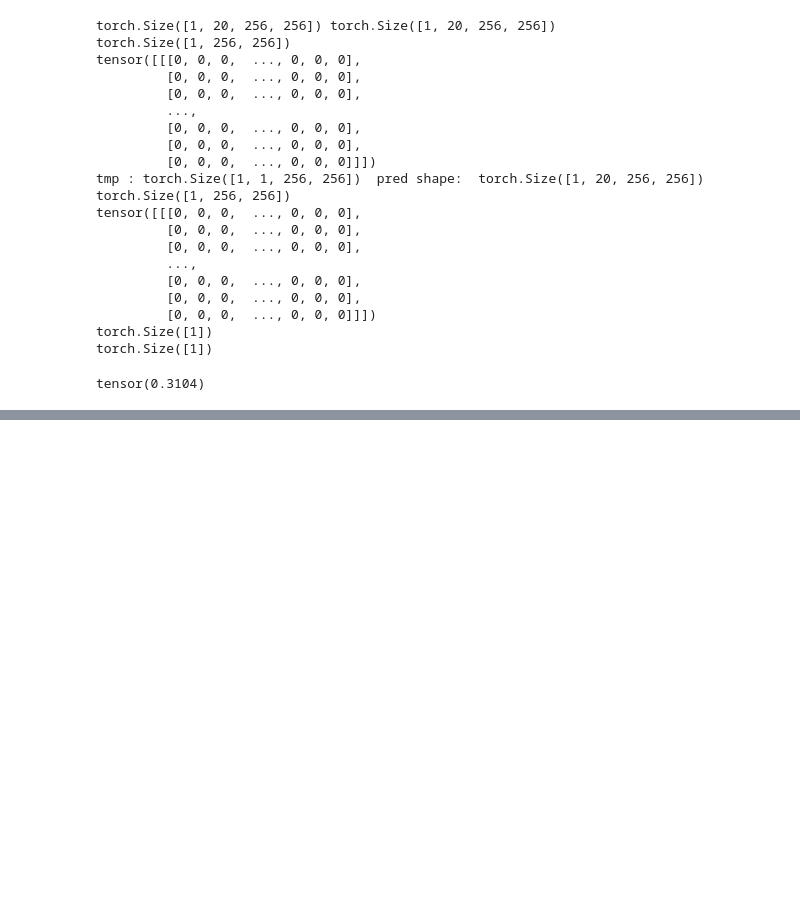
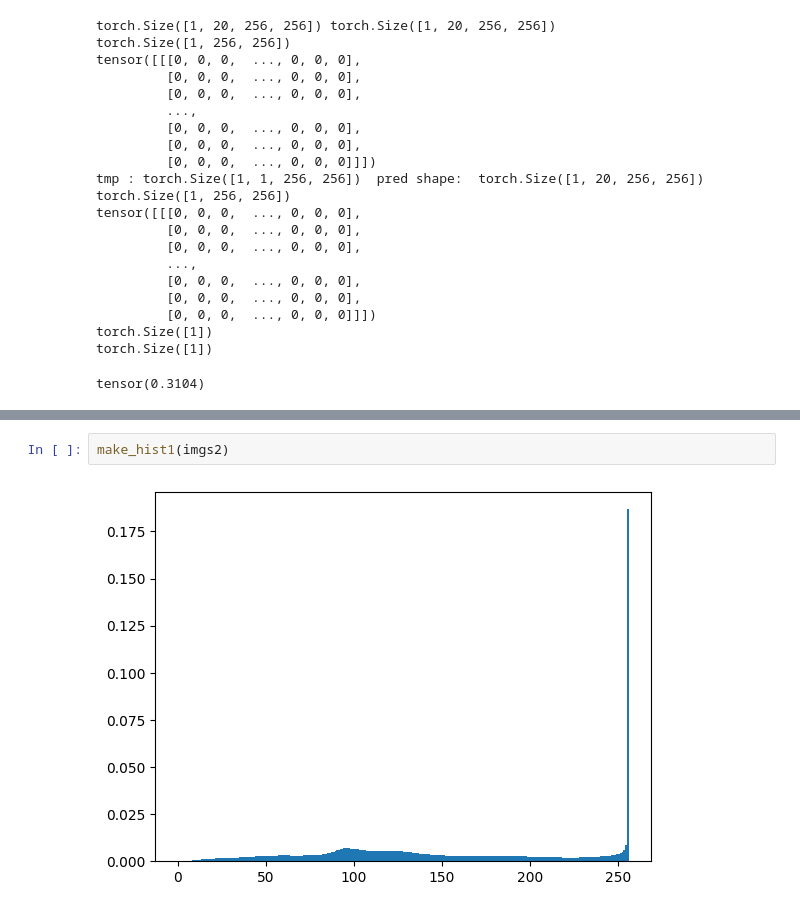
Before and after one commit to JayParanjape/blackfed, a Jupyter notebook: dcratchpad.ipynb, the cells around one changed output, grey strips where cells are left out. Cells and saved outputs as stored; diff of their text form; blank space fills up the shorter version.

```diff
--- a/dcratchpad.ipynb
+++ b/dcratchpad.ipynb
@@ -209,0 +251,4 @@ tensor(0.3104)
+# %%
+make_hist1(imgs2)
+# %% [output]
+[figure, added]
```
Also changed, not shown: parts of 16 cells of this notebook, 51 other files.
